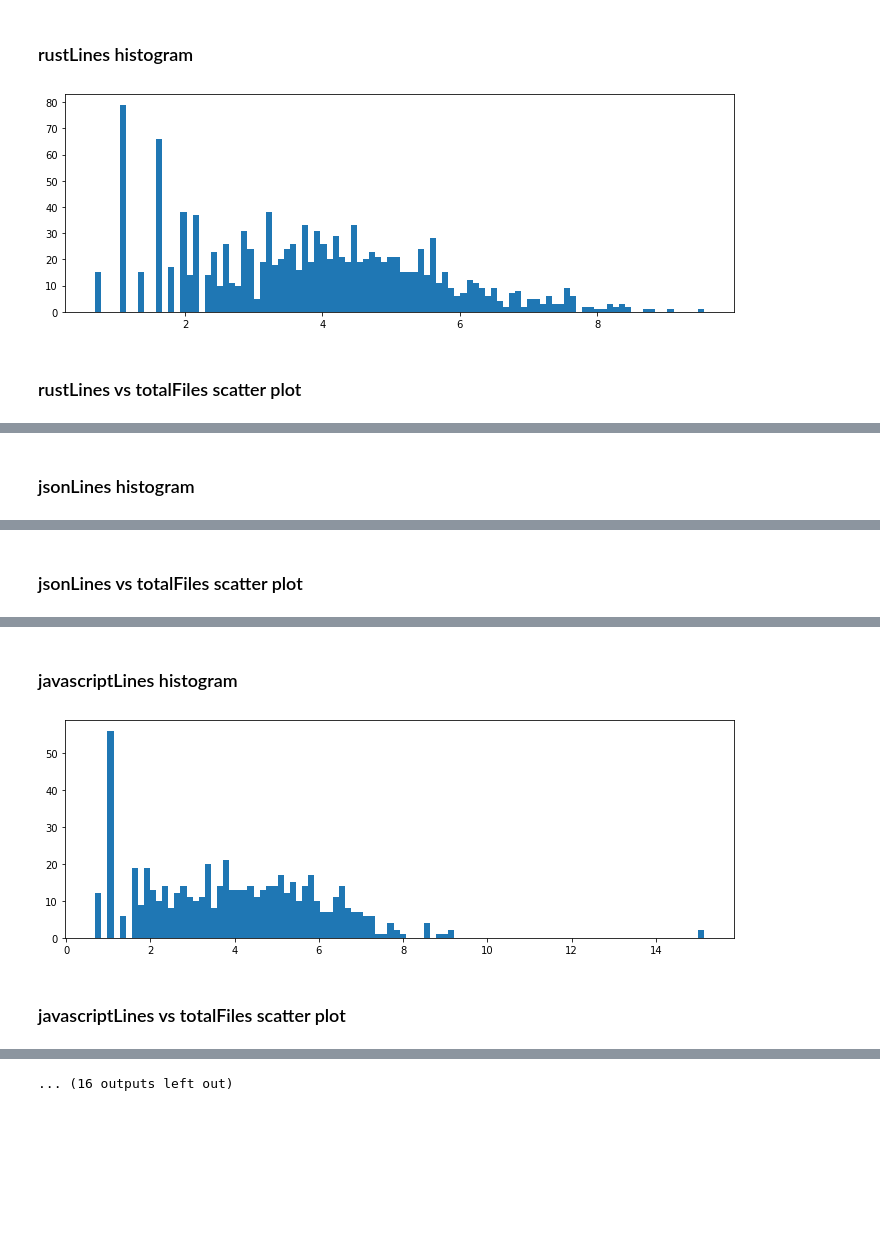
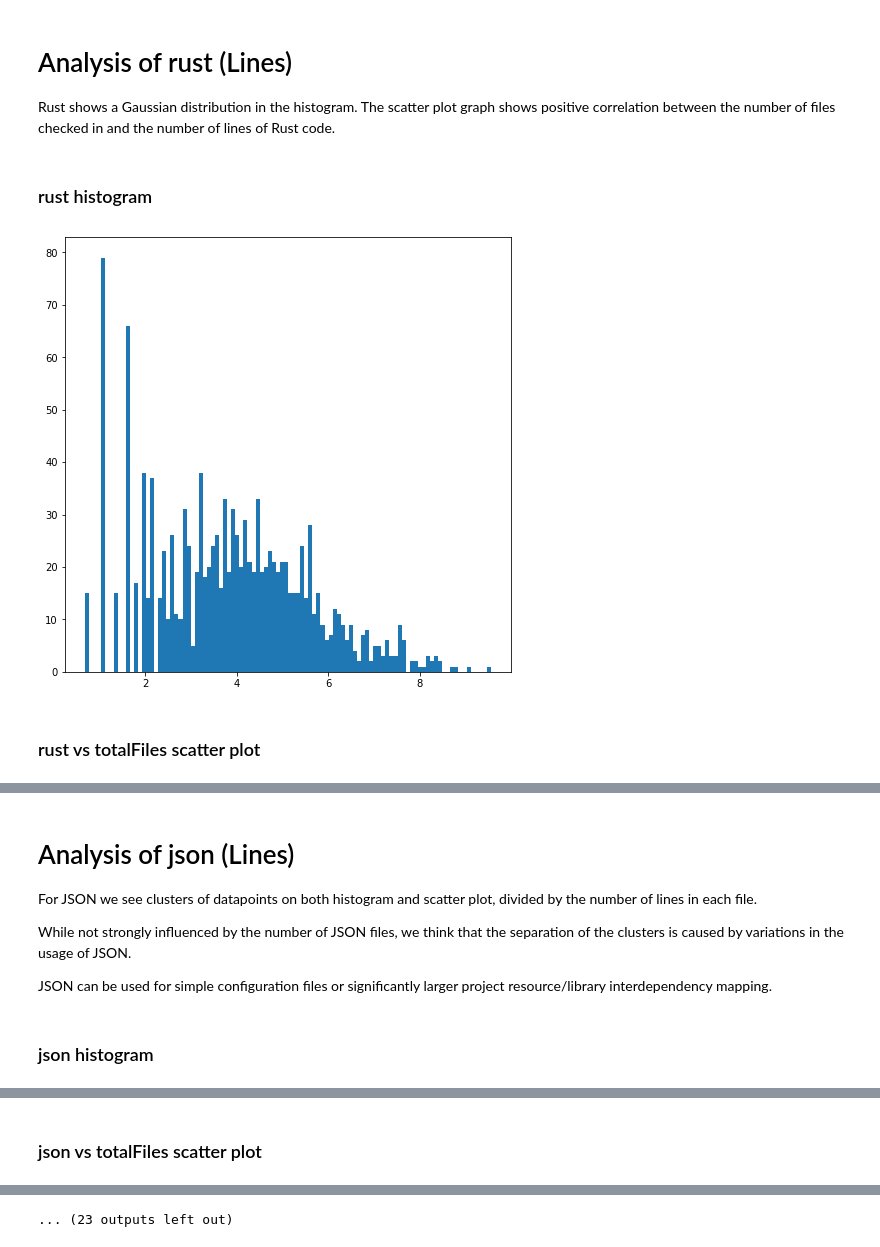
Before and after one commit to Deadman-DAO/Web3HackerNetwork, a Jupyter notebook: sandbox/notebooks/matt/commit_stat_engineering.ipynb, the cells around one changed output, grey strips where cells are left out. Cells and saved outputs as stored; diff of their text form; code cells hidden in the pictures; blank space fills up the shorter version.

Commit message:
Checking in my latest copy - Needs better analysis descriptors.

```diff
--- a/sandbox/notebooks/matt/commit_stat_engineering.ipynb
+++ b/sandbox/notebooks/matt/commit_stat_engineering.ipynb
@@ -47,21 +69,22 @@ plt.show()
 # %%
 from IPython.display import display, Markdown, Latex
-def printHistAndScatterPlot( dataset_id ):
+def printHistAndScatterPlot( dataset_id, suffix, description ):
     histogram_data_set = [
-        np.log1p(commit_stats[dataset_id])
+        np.log1p(commit_stats[dataset_id+suffix])
         for commit_stats
-        in all_stats if commit_stats[dataset_id] > 0
+        in all_stats if commit_stats[dataset_id+suffix] > 0
     ]
     scatter_data_set = [
-        np.log1p(commit_stats[dataset_id])
+        np.log1p(commit_stats[dataset_id+suffix])
         for commit_stats
          in all_stats
     ]
+    display(Markdown('# Analysis of '+dataset_id+' ('+suffix+')\n'+description))
     display(Markdown('### '+dataset_id+' histogram'))
-    plt.figure(figsize=(12,4))
+    plt.figure(figsize=(8, 8))
     plt.hist(histogram_data_set, 100)
     plt.show()
     display(Markdown('### '+dataset_id+' vs totalFiles scatter plot'))
-    plt.figure(figsize=(24,16))
-    plt.scatter(total_file_observations, scatter_data_set)
+    plt.figure(figsize=(8,8))
+    plt.scatter(scatter_data_set,total_file_observations)
     plt.show()
@@ -68,8 +95,11 @@ def printHistAndScatterPlot( dataset_id ):
 # %%
-datasets_of_interest = ['rustLines', 'jsonLines', 'javascriptLines', 'markdownLines', 'htmlLines', 'lockLines', 'yarnLines']
-for dataset_id in datasets_of_interest:
-    printHistAndScatterPlot(dataset_id)
+datasetNameAndObservation = json.load(open('./descriptorMap.txt', 'r'))
+for dataset_id in datasetNameAndObservation:
+    printHistAndScatterPlot(dataset_id, 'Lines', datasetNameAndObservation[dataset_id])
 # %% [output]
-### rustLines histogram
+# Analysis of rust (Lines)
+Rust shows a Gaussian distribution in the histogram.
+The scatter plot graph shows positive correlation between the number of files checked in and the number of lines of Rust code.
+### rust histogram
-[figure, old version]
+[figure, new version]
-### rustLines vs totalFiles scatter plot
+### rust vs totalFiles scatter plot
@@ -77 +107,8 @@ for dataset_id in datasets_of_interest:
-### jsonLines histogram
+# Analysis of json (Lines)
+
+For JSON we see clusters of datapoints on both histogram and scatter plot, divided by the number of lines in each file.
+
+While not strongly influenced by the number of JSON files, we think that the separation of the clusters is caused by variations in the usage of JSON.
+
+JSON can be used for simple configuration files or significantly larger project resource/library interdependency mapping.
+### json histogram
@@ -79 +116 @@ for dataset_id in datasets_of_interest:
-### jsonLines vs totalFiles scatter plot
+### json vs totalFiles scatter plot
@@ -81,3 +117,0 @@ for dataset_id in datasets_of_interest:
-### javascriptLines histogram
-[figure, removed]
-### javascriptLines vs totalFiles scatter plot
@@ -85 +123 @@ for dataset_id in datasets_of_interest:
-... (16 outputs left out)
+... (23 outputs left out)
```
Also changed, not shown: parts of 6 cells of this notebook, 1 other file.
